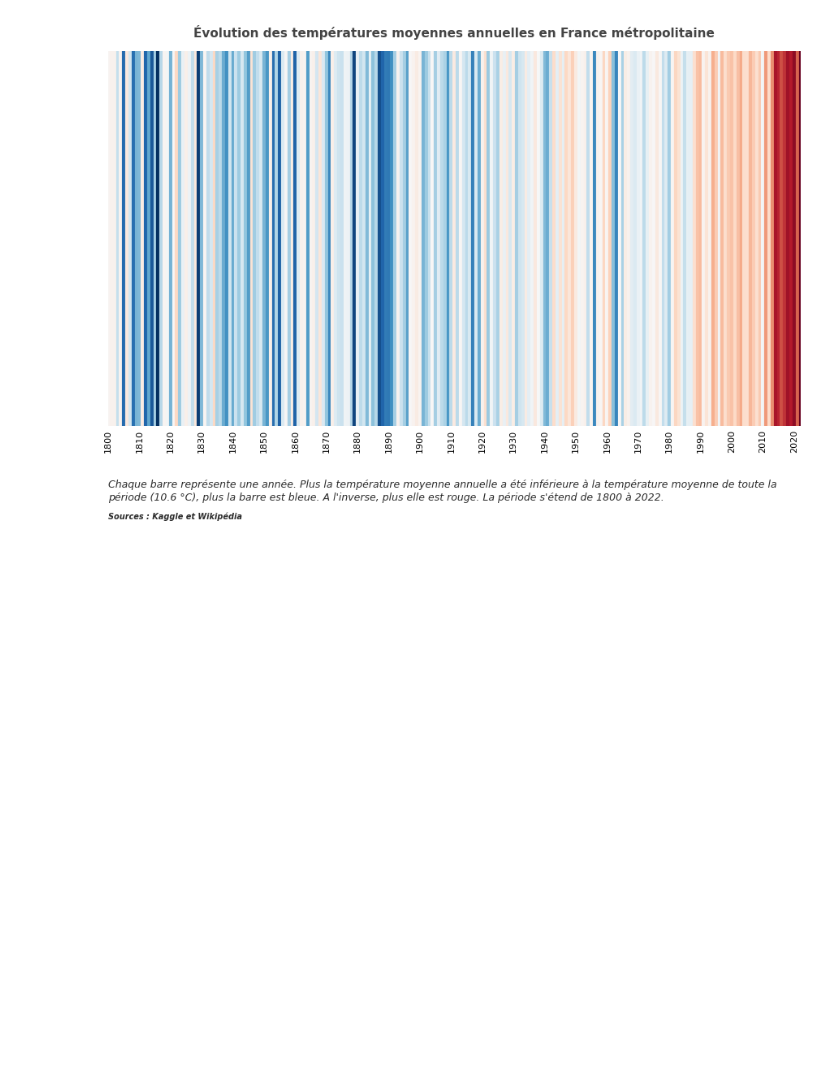
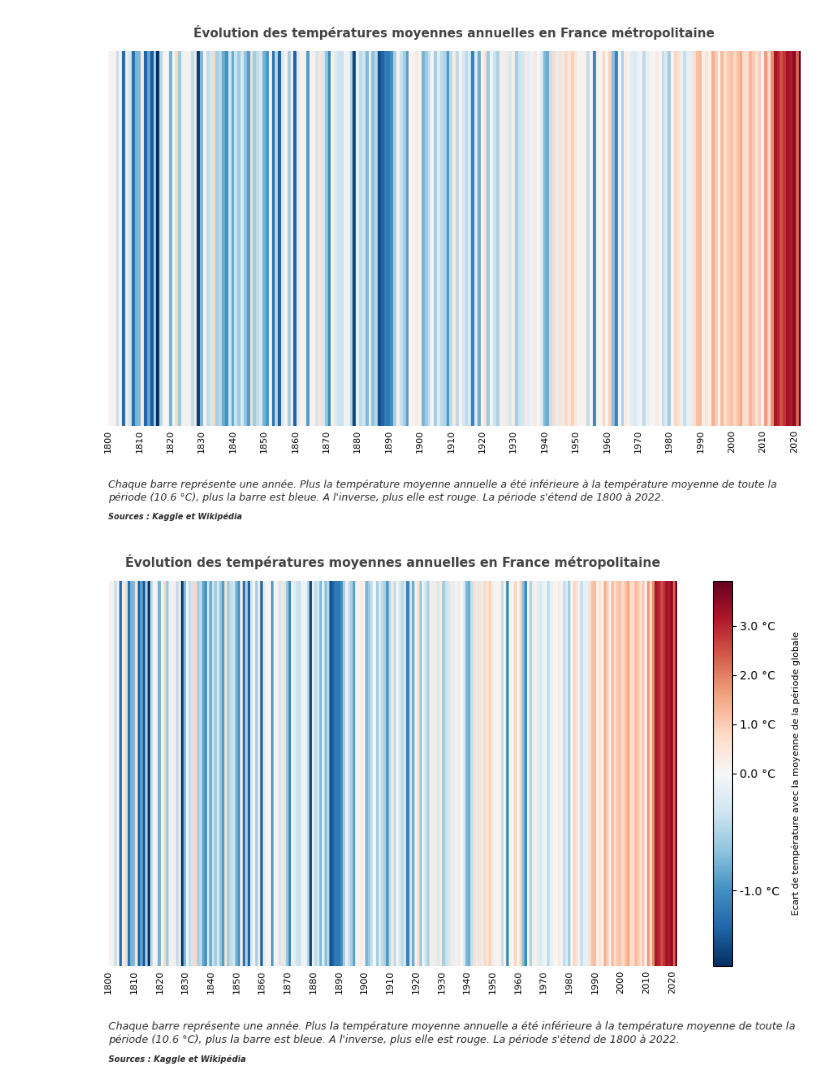
Before and after one commit to bandeDeCodeurs/dataviz_temperatures_france, a Jupyter notebook: dataviz_temperatures_france.ipynb, the cells around one changed output. Saved outputs shown, nothing was run; the diff lists cells and outputs as text; code cells hidden in the pictures; blank space fills up the shorter version.

Commit message:
Ajout de la color bar

```diff
--- a/dataviz_temperatures_france.ipynb
+++ b/dataviz_temperatures_france.ipynb
@@ -333,3 +333,41 @@ plt.text(0, -150, "Sources : Kaggle et Wikipédia", fontsize=7,fontstyle="italic
 plt.show()
 # %% [output]
 [figure]
+# %%
+import matplotlib as mpl
+
+#Améliorations :
+cpt = 0
+height = 600
+width = 1100
+
+px = 1/plt.rcParams['figure.dpi']
+fig,ax = plt.subplots(figsize=(width*px,height*px))
+
+labels_years = []
+
+for index, row in df_final.iterrows():
+    plt.vlines(cpt, 0, height, linewidth=3, color=cmap(getColor(row["AverageTemperature"])))
+    cpt+=1
+    if (int(row.name)) % 10 ==0:
+        labels_years.append(str(row.name))
+    else :
+        labels_years.append("")
+
+plt.yticks(visible = False)
+plt.xticks(range(0,len(labels_years)),labels_years, rotation='vertical', fontsize=8)
+plt.box(False)
+plt.margins(x=0, y=0)
+plt.tick_params(axis='both', length = 0)
+plt.title("Évolution des températures moyennes annuelles en France métropolitaine", color="#444444", pad=12, fontsize=11, fontweight="bold")
+plt.text(0, -120, "Chaque barre représente une année. Plus la température moyenne annuelle a été inférieure à la température moyenne de toute la\npériode ("+str(round(mean,1))+" °C), plus la barre est bleue. A l'inverse, plus elle est rouge. La période s'étend de 1800 à 2022.", fontsize=9,fontstyle="italic",linespacing=1.3, color="#2b2b2b")
+plt.text(0, -150, "Sources : Kaggle et Wikipédia", fontsize=7,fontstyle="italic",color="#2b2b2b", fontweight="bold")
+
+#colorbar
+norm = mpl.colors.TwoSlopeNorm(vmin=min-mean,vcenter=0,vmax=max-mean)
+cb = fig.colorbar(mpl.cm.ScalarMappable(norm=norm, cmap=cmap),ax=ax,format="%.1f °C")
+cb.set_label(label="Ecart de température avec la moyenne de la période globale",fontsize=8,labelpad=10)
+
+plt.show()
+# %% [output]
+[figure, added]
```
Also changed, not shown: parts of 4 cells of this notebook.
